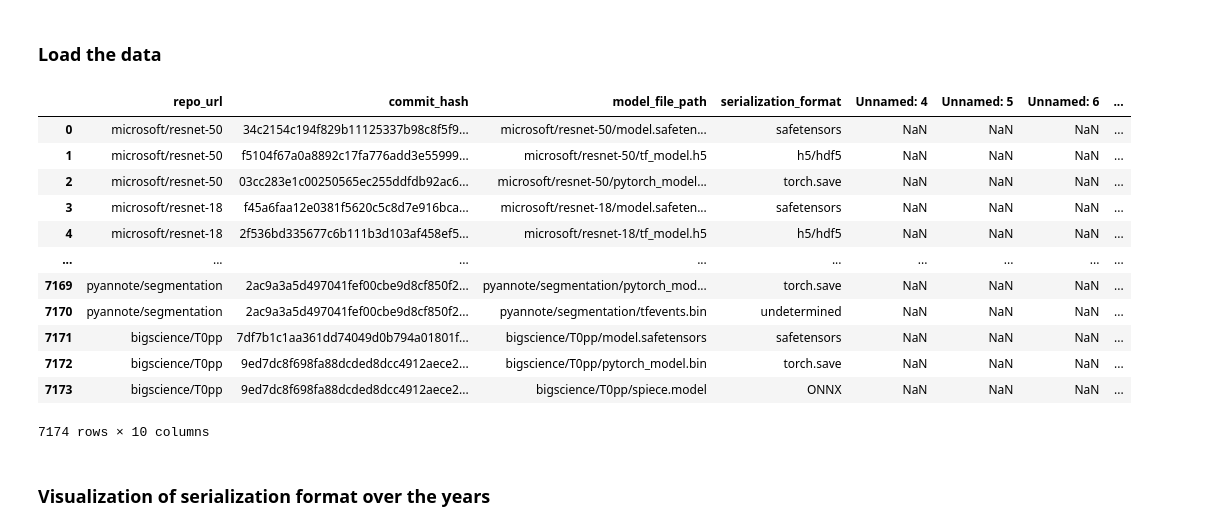
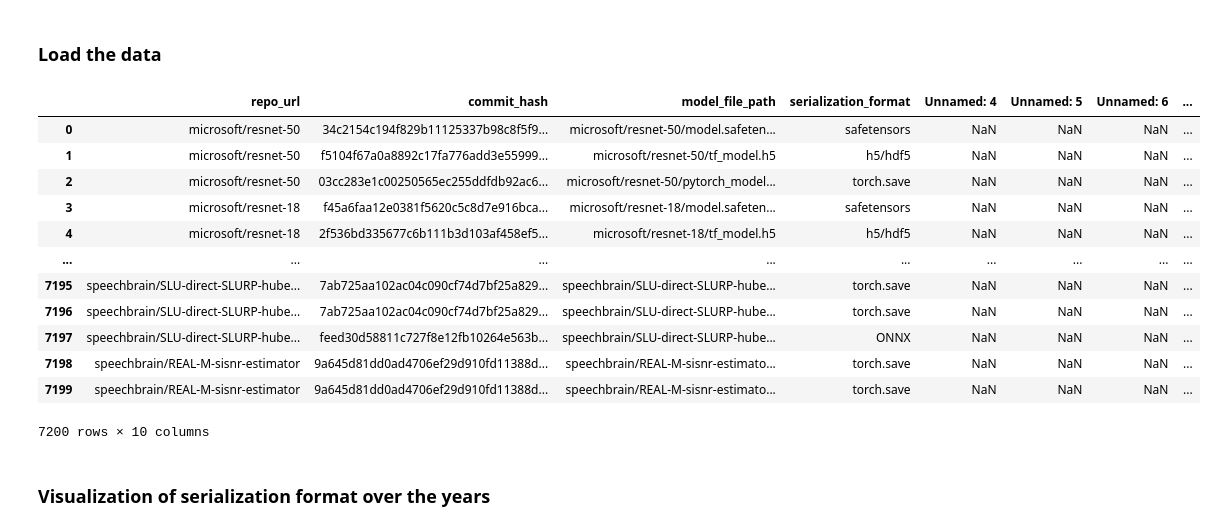
Before and after one commit to s2e-lab/model-evolution, a Jupyter notebook: scripts/notebooks/rq2_analysis.ipynb, the cells around one changed output. Saved outputs shown, nothing was run; the diff lists cells and outputs as text; code cells hidden in the pictures.

```diff
--- a/scripts/notebooks/rq2_analysis.ipynb
+++ b/scripts/notebooks/rq2_analysis.ipynb
@@ -8,7 +8,7 @@ from pathlib import Path
 
 import pandas as pd
 
-df = pd.read_csv(Path('../../results/repository_evolution_0_5014_MERGED.csv'))
+df = pd.read_csv(Path('../../results/repository_evolution_0_5014.csv'))
 df_commits = pd.read_csv(Path('../../data/huggingface_sort_by_createdAt_top996939_commits_0_1035.csv'))
 
 # grabs the date from df2 and adds it to df based on commit_hash and repo_url matching, implementation needs to be efficient
@@ -16,39 +16,39 @@ def add_date_to_df(df, df_commits):
     df['date'] = ""
     for index, row in df.iterrows():
         commit_hash = row['commit_hash']
         repo_url = row['repo_url']
         matched_row = df_commits.loc[
             (df_commits['commit_hash'] == commit_hash) &
             (df_commits['repo_url'] == repo_url)
         ]
 
         df.at[index, 'date'] = matched_row['date'].values[0]
         df.at[index, 'message'] = matched_row['message'].values[0]
     return df
 
 df = add_date_to_df(df, df_commits)
 df['date'] = pd.to_datetime(df['date'])
 
 # Reference date when safetensors was released
 reference_date = pd.to_datetime("2022-09-23")
 
 # Calculate elapsed days since reference date
 df['elapsed_days'] = (df['date'] - reference_date).dt.days
 df
 # %% [output]
 |  | repo_url | commit_hash | model_file_path | serialization_format | Unnamed: 4 | Unnamed: 5 | Unnamed: 6 | ... |
 | 0 | microsoft/resnet-50 | 34c2154c194f829b11125337b98c8f5f9... | microsoft/resnet-50/model.safeten... | safetensors | NaN | NaN | NaN | ... |
 | 1 | microsoft/resnet-50 | f5104f67a0a8892c17fa776add3e55999... | microsoft/resnet-50/tf_model.h5 | h5/hdf5 | NaN | NaN | NaN | ... |
 | 2 | microsoft/resnet-50 | 03cc283e1c00250565ec255ddfdb92ac6... | microsoft/resnet-50/pytorch_model... | torch.save | NaN | NaN | NaN | ... |
 | 3 | microsoft/resnet-18 | f45a6faa12e0381f5620c5c8d7e916bca... | microsoft/resnet-18/model.safeten... | safetensors | NaN | NaN | NaN | ... |
 | 4 | microsoft/resnet-18 | 2f536bd335677c6b111b3d103af458ef5... | microsoft/resnet-18/tf_model.h5 | h5/hdf5 | NaN | NaN | NaN | ... |
 | ... | ... | ... | ... | ... | ... | ... | ... | ... |
-| 7169 | pyannote/segmentation | 2ac9a3a5d497041fef00cbe9d8cf850f2... | pyannote/segmentation/pytorch_mod... | torch.save | NaN | NaN | NaN | ... |
-| 7170 | pyannote/segmentation | 2ac9a3a5d497041fef00cbe9d8cf850f2... | pyannote/segmentation/tfevents.bin | undetermined | NaN | NaN | NaN | ... |
-| 7171 | bigscience/T0pp | 7df7b1c1aa361dd74049d0b794a01801f... | bigscience/T0pp/model.safetensors | safetensors | NaN | NaN | NaN | ... |
-| 7172 | bigscience/T0pp | 9ed7dc8f698fa88dcded8dcc4912aece2... | bigscience/T0pp/pytorch_model.bin | torch.save | NaN | NaN | NaN | ... |
-| 7173 | bigscience/T0pp | 9ed7dc8f698fa88dcded8dcc4912aece2... | bigscience/T0pp/spiece.model | ONNX | NaN | NaN | NaN | ... |
+| 7195 | speechbrain/SLU-direct-SLURP-hube... | 7ab725aa102ac04c090cf74d7bf25a829... | speechbrain/SLU-direct-SLURP-hube... | torch.save | NaN | NaN | NaN | ... |
+| 7196 | speechbrain/SLU-direct-SLURP-hube... | 7ab725aa102ac04c090cf74d7bf25a829... | speechbrain/SLU-direct-SLURP-hube... | torch.save | NaN | NaN | NaN | ... |
+| 7197 | speechbrain/SLU-direct-SLURP-hube... | feed30d58811c727f8e12fb10264e563b... | speechbrain/SLU-direct-SLURP-hube... | ONNX | NaN | NaN | NaN | ... |
+| 7198 | speechbrain/REAL-M-sisnr-estimator | 9a645d81dd0ad4706ef29d910fd11388d... | speechbrain/REAL-M-sisnr-estimato... | torch.save | NaN | NaN | NaN | ... |
+| 7199 | speechbrain/REAL-M-sisnr-estimator | 9a645d81dd0ad4706ef29d910fd11388d... | speechbrain/REAL-M-sisnr-estimato... | torch.save | NaN | NaN | NaN | ... |
-7174 rows × 10 columns
+7200 rows × 10 columns
 # %% [markdown]
 ### Visualization of serialization format over the years
 # %%
```
Also changed, not shown: parts of 3 cells of this notebook.
